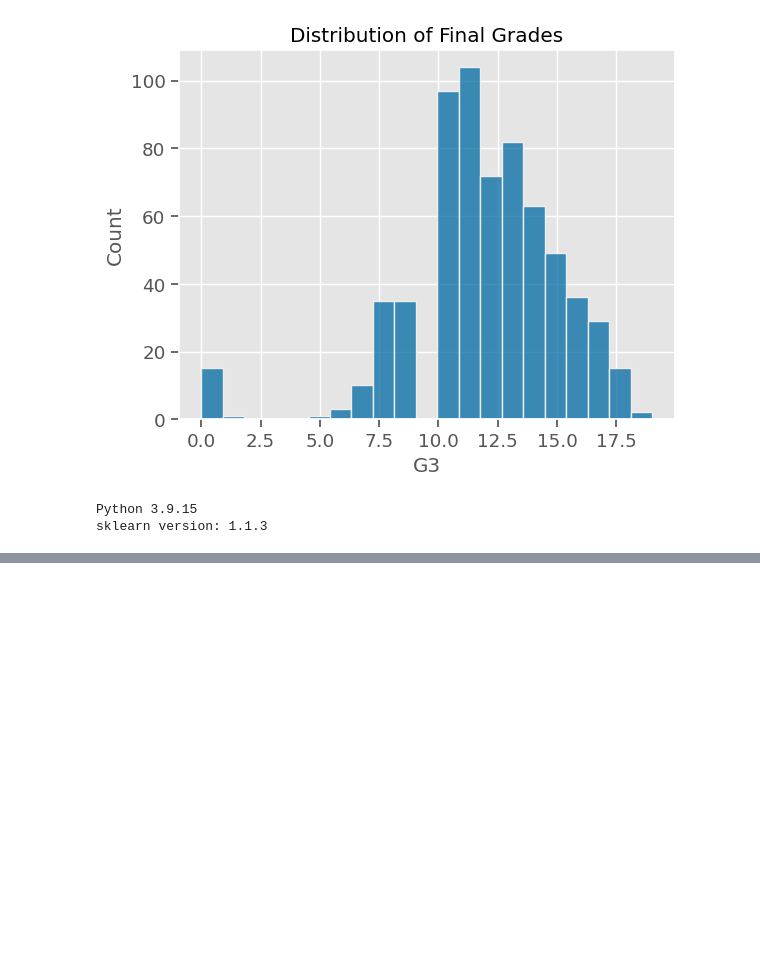
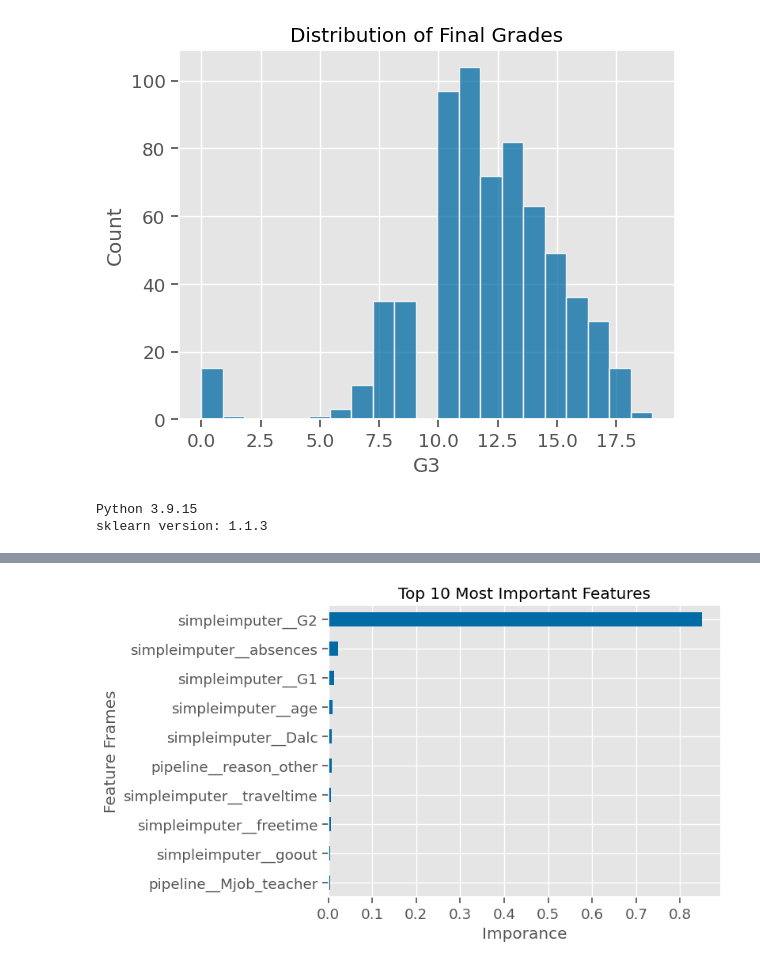
Before and after one commit to sheha919/data_visualization, a Jupyter notebook: notes_week17.ipynb, the cells around one changed output, grey strips where cells are left out. Drawn from its saved outputs; the diff is of its cells as text; code cells hidden in the pictures; blank space fills up the shorter version.

```diff
--- a/notes_week17.ipynb
+++ b/notes_week17.ipynb
@@ -101,0 +357,4 @@ sklearn version: 1.1.3
+# %%
+## Saving the feature importances sorted from largest to smallest (ascending=False)
+sorted_importances = importances.sort_values(ascending=True)
+sorted_importances
@@ -101,0 +379,6 @@ sklearn version: 1.1.3
+# %%
+## just keep the top 10 importances and plot
+ax= sorted_importances.tail(10).plot(kind = 'barh')
+ax.set(xlabel = 'Imporance', ylabel = 'Feature Frames', title='Top 10 Most Important Features');
+# %% [output]
+[figure, added]
```
Also changed, not shown: parts of 73 cells of this notebook, 1 other file.
